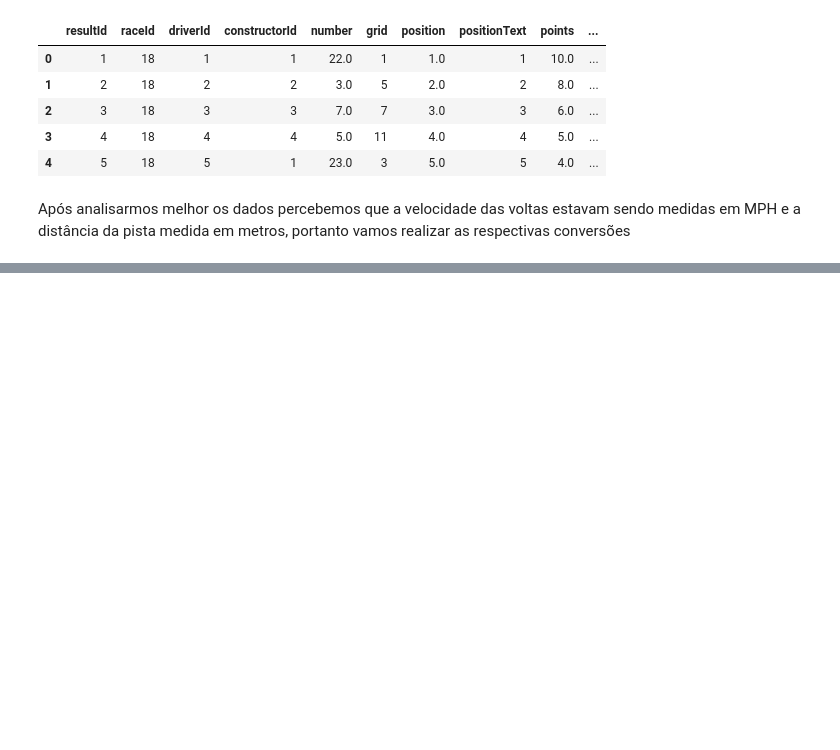
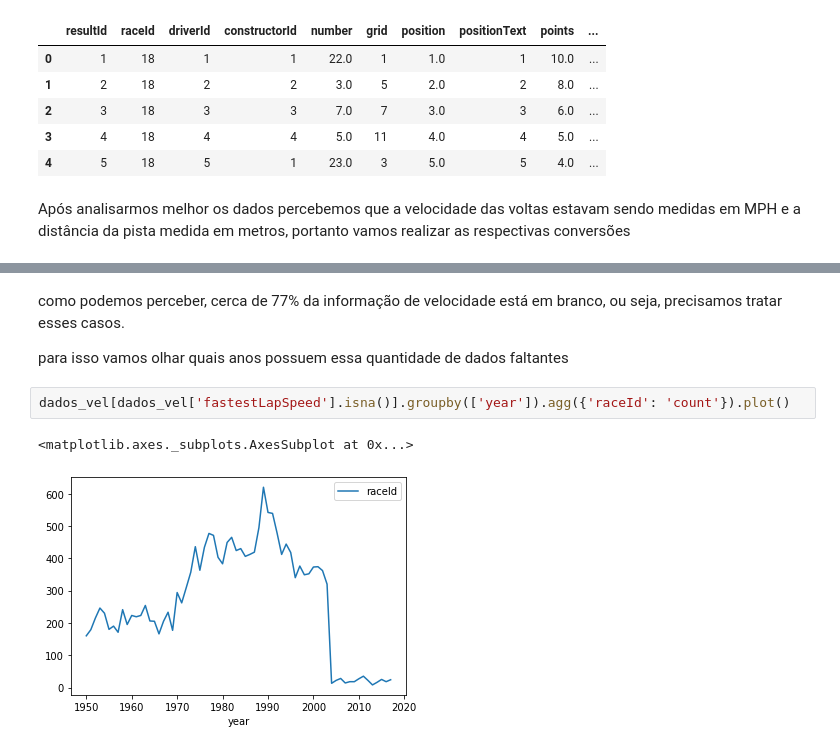
Before and after one commit to renatojmf/analiseDadosF1, a Jupyter notebook: dadosf1.ipynb, the cells around one changed output, grey strips where cells are left out. Cells and saved outputs as stored; diff of their text form; blank space fills up the shorter version.

```diff
--- a/dadosf1.ipynb
+++ b/dadosf1.ipynb
@@ -493,0 +514,9 @@ df[['country','circuitName', 'fastestLapDist','fastestLapSpeed']].head()
+# %% [markdown]
+como podemos perceber, cerca de 77% da informação de velocidade está em branco, ou seja, precisamos tratar esses casos.
+
+para isso vamos olhar quais anos possuem essa quantidade de dados faltantes
+# %%
+dados_vel[dados_vel['fastestLapSpeed'].isna()].groupby(['year']).agg({'raceId': 'count'}).plot()
+# %% [output]
+<matplotlib.axes._subplots.AxesSubplot at 0x...>
+[figure, added]
```
Also changed, not shown: parts of 22 cells of this notebook.
